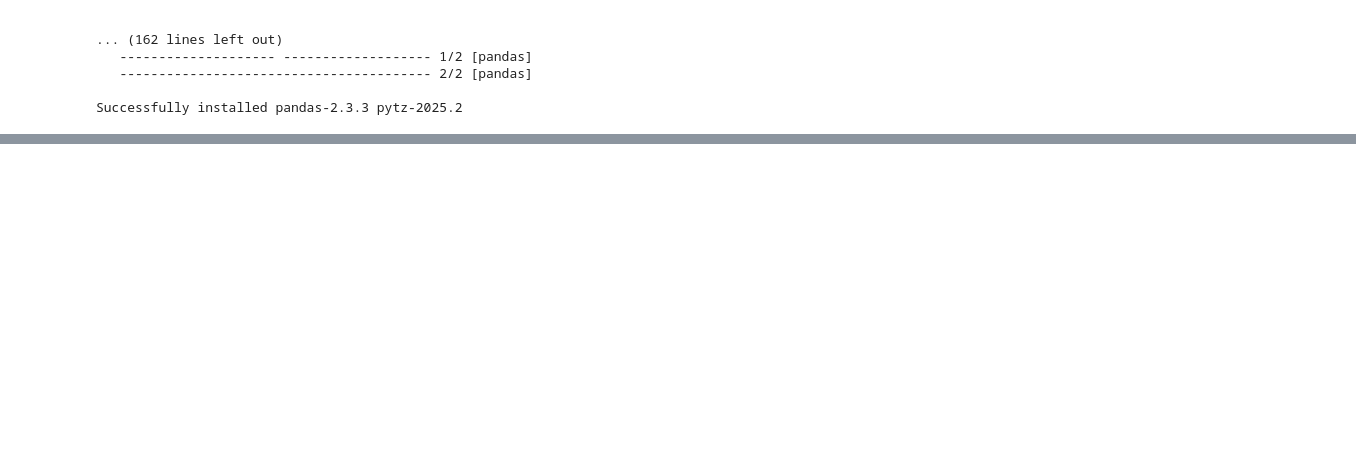
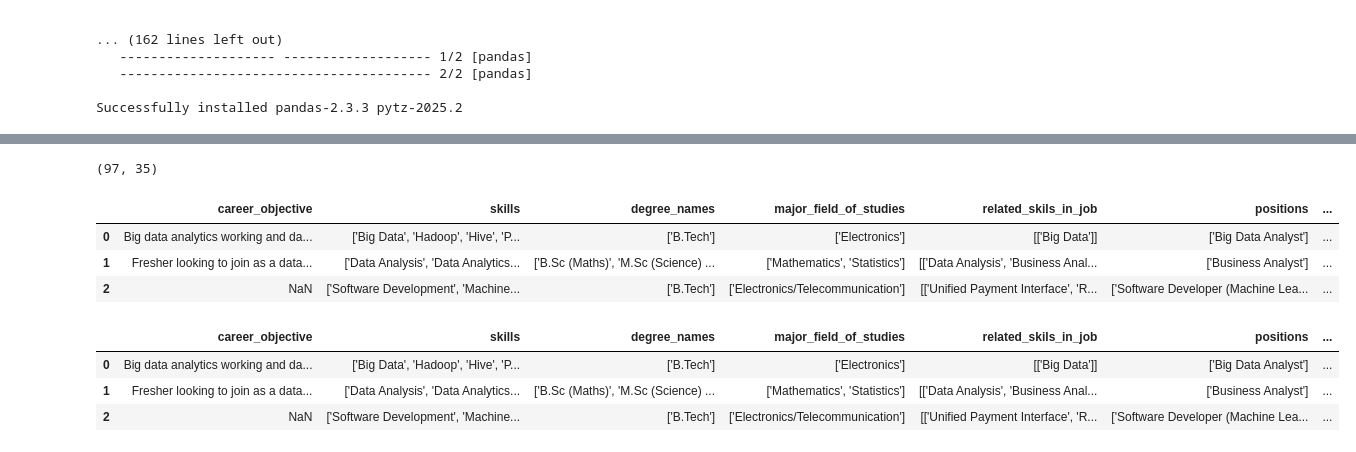
Before and after one commit to Bhanuka10/Candidate-Recommendation-System, a Jupyter notebook: model/Untitled.ipynb, the cells around one changed output, grey strips where cells are left out. Cells and saved outputs as stored; diff of their text form; code cells hidden in the pictures; blank space fills up the shorter version.

```diff
--- a/model/Untitled.ipynb
+++ b/model/Untitled.ipynb
@@ -40,0 +132,19 @@ Successfully installed pandas-2.3.3 pytz-2025.2
+# %%
+
+df.shape
+# %% [output]
+(97, 35)
+# %%
+df.head(3)
+# %% [output]
+|  | career_objective | skills | degree_names | major_field_of_studies | related_skils_in_job | positions | ... |
+| 0 | Big data analytics working and da... | ['Big Data', 'Hadoop', 'Hive', 'P... | ['B.Tech'] | ['Electronics'] | [['Big Data']] | ['Big Data Analyst'] | ... |
+| 1 | Fresher looking to join as a data... | ['Data Analysis', 'Data Analytics... | ['B.Sc (Maths)', 'M.Sc (Science) ... | ['Mathematics', 'Statistics'] | [['Data Analysis', 'Business Anal... | ['Business Analyst'] | ... |
+| 2 | NaN | ['Software Development', 'Machine... | ['B.Tech'] | ['Electronics/Telecommunication'] | [['Unified Payment Interface', 'R... | ['Software Developer (Machine Lea... | ... |
+# %%
+df.head(3)
+# %% [output]
+|  | career_objective | skills | degree_names | major_field_of_studies | related_skils_in_job | positions | ... |
+| 0 | Big data analytics working and da... | ['Big Data', 'Hadoop', 'Hive', 'P... | ['B.Tech'] | ['Electronics'] | [['Big Data']] | ['Big Data Analyst'] | ... |
+| 1 | Fresher looking to join as a data... | ['Data Analysis', 'Data Analytics... | ['B.Sc (Maths)', 'M.Sc (Science) ... | ['Mathematics', 'Statistics'] | [['Data Analysis', 'Business Anal... | ['Business Analyst'] | ... |
+| 2 | NaN | ['Software Development', 'Machine... | ['B.Tech'] | ['Electronics/Telecommunication'] | [['Unified Payment Interface', 'R... | ['Software Developer (Machine Lea... | ... |
```
Also changed, not shown: parts of 6 cells of this notebook.
